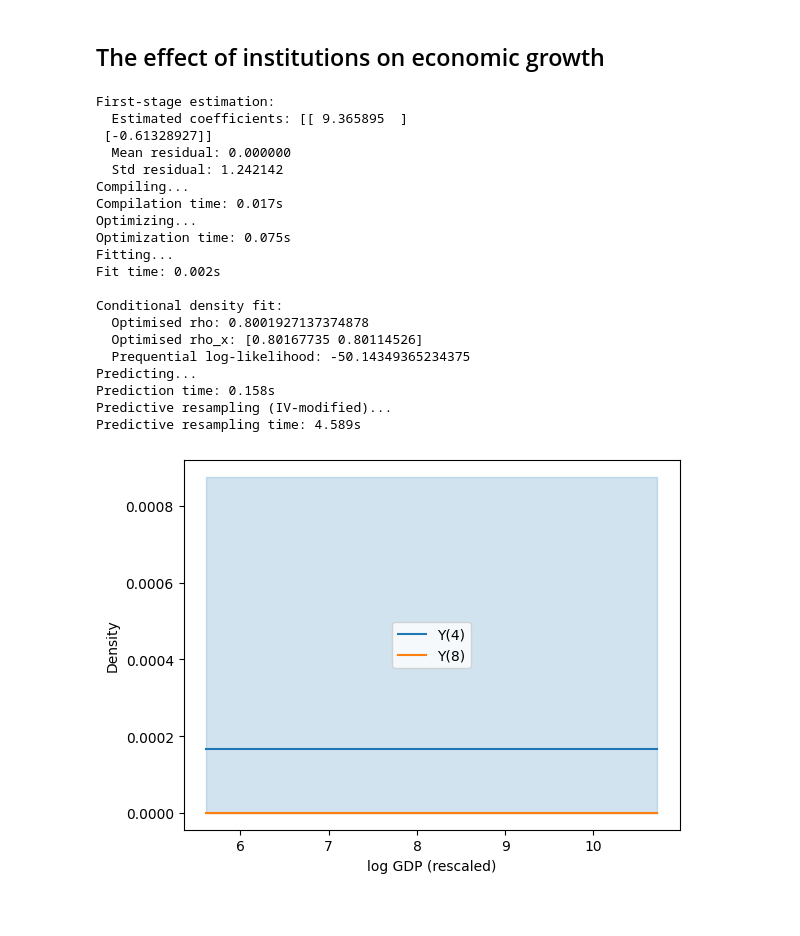
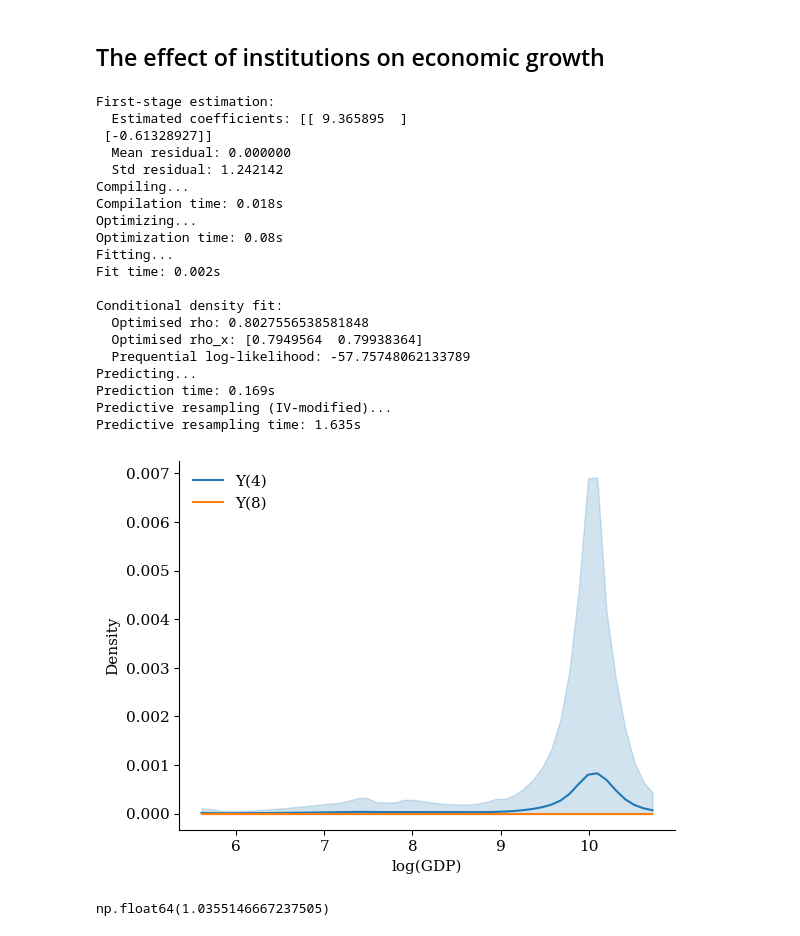
Before and after one commit to gregorsteiner/CausalMP, a Jupyter notebook: Real_Examples.ipynb, the cells around one changed output. Drawn from its saved outputs; the diff is of its cells as text; code cells hidden in the pictures.

```diff
--- a/Real_Examples.ipynb
+++ b/Real_Examples.ipynb
@@ -221,13 +217,18 @@ z = M_W @ z_raw """
 y = y_raw
 x = x_raw
 z = z_raw
+
+# standardise y and x
+y_mean, y_sd = y.mean(), y.std()
+y_std = (y - y_mean) / y_sd
 # %%
 # define parameters
 y_grid = np.linspace(y.min() - 0.5, y.max() + 0.5, 50)
-T_fwd, B_post = 500, 100
+y_grid_std = (y_grid - y_mean) / y_sd
+T_fwd, B_post = 100, 100
 
 # fit martingale posteriors and compute density estimates for S-Learner
-res = mp_density_iv(y, x, z, [4, 8], y_grid, B_post, T_fwd)
+res = mp_density_iv(y_std, x, z, [4, 8], y_grid_std, B_post, T_fwd)
 res_4, res_8 = res['x_0'], res['x_1']
 # %% [output]
 First-stage estimation:
@@ -236,33 +237,45 @@ First-stage estimation:
   Mean residual: 0.000000
   Std residual: 1.242142
 Compiling...
-Compilation time: 0.017s
+Compilation time: 0.018s
 Optimizing...
-Optimization time: 0.075s
+Optimization time: 0.08s
 Fitting...
 Fit time: 0.002s
 
 Conditional density fit:
-  Optimised rho: 0.8001927137374878
-  Optimised rho_x: [0.80167735 0.80114526]
-  Prequential log-likelihood: -50.14349365234375
+  Optimised rho: 0.8027556538581848
+  Optimised rho_x: [0.7949564  0.79938364]
+  Prequential log-likelihood: -57.75748062133789
 Predicting...
-Prediction time: 0.158s
+Prediction time: 0.169s
 Predictive resampling (IV-modified)...
-Predictive resampling time: 4.589s
+Predictive resampling time: 1.635s
 # %%
+plt.rcParams.update({
+    "font.family":      "serif",
+    "font.size":        11,
+    "axes.spines.top":  False,
+    "axes.spines.right":False,
+    "axes.linewidth":   0.8,
+    "xtick.direction":  "out",
+    "ytick.direction":  "out",
+})
 
-plt.plot(y_grid, res_4['mean'], label="Y(4)", color='tab:blue')
-plt.fill_between(y_grid, res_4['low'], res_4['high'], color='tab:blue', alpha=0.2)
+plt.plot(y_grid, res_4['mean'] / y_sd, label="Y(4)")
+plt.fill_between(y_grid, res_4['low'] / y_sd, res_4['high'] / y_sd, color='tab:blue', alpha=0.2)
 
-plt.plot(y_grid, res_8['mean'], label="Y(8)", color='tab:orange')
-plt.fill_between(y_grid, res_8['low'], res_8['high'], color='tab:orange', alpha=0.2)
+plt.plot(y_grid, res_8['mean'] / y_sd, label="Y(8)")
+plt.fill_between(y_grid, res_8['low'] / y_sd, res_8['high'] / y_sd, color='tab:orange', alpha=0.2)
 
-#plt.xscale('log')
-plt.xlabel("log GDP (rescaled)")
+plt.xlabel("log(GDP)")
 plt.ylabel("Density")
-plt.legend()
+plt.legend(frameon=False)
 
 plt.show()
 # %% [output]
-[figure, old version]
+[figure, new version]
+# %%
+y_sd
+# %% [output]
+np.float64(1.0355146667237505)
```
Also changed, not shown: parts of 1 cell of this notebook, 2 other files.
